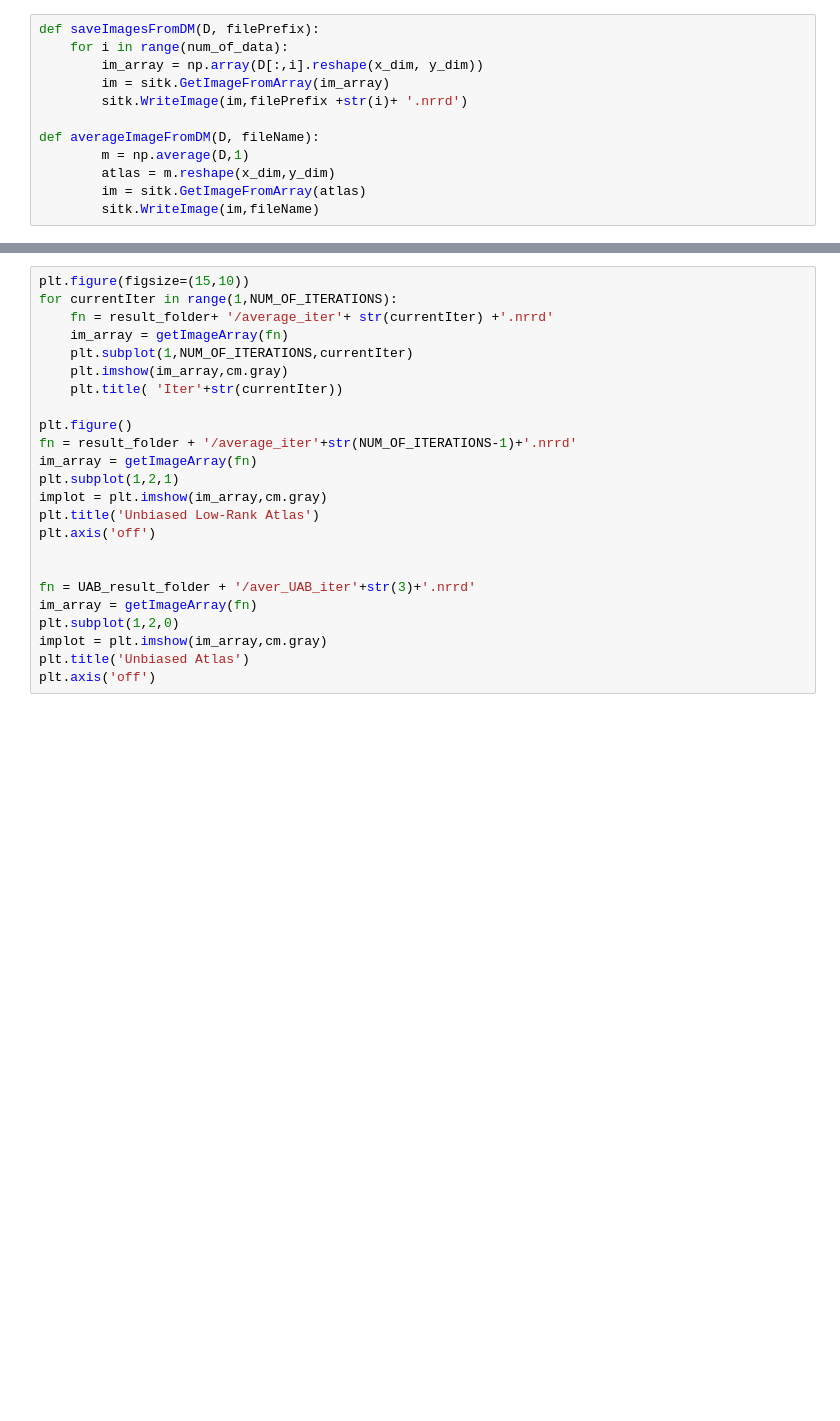
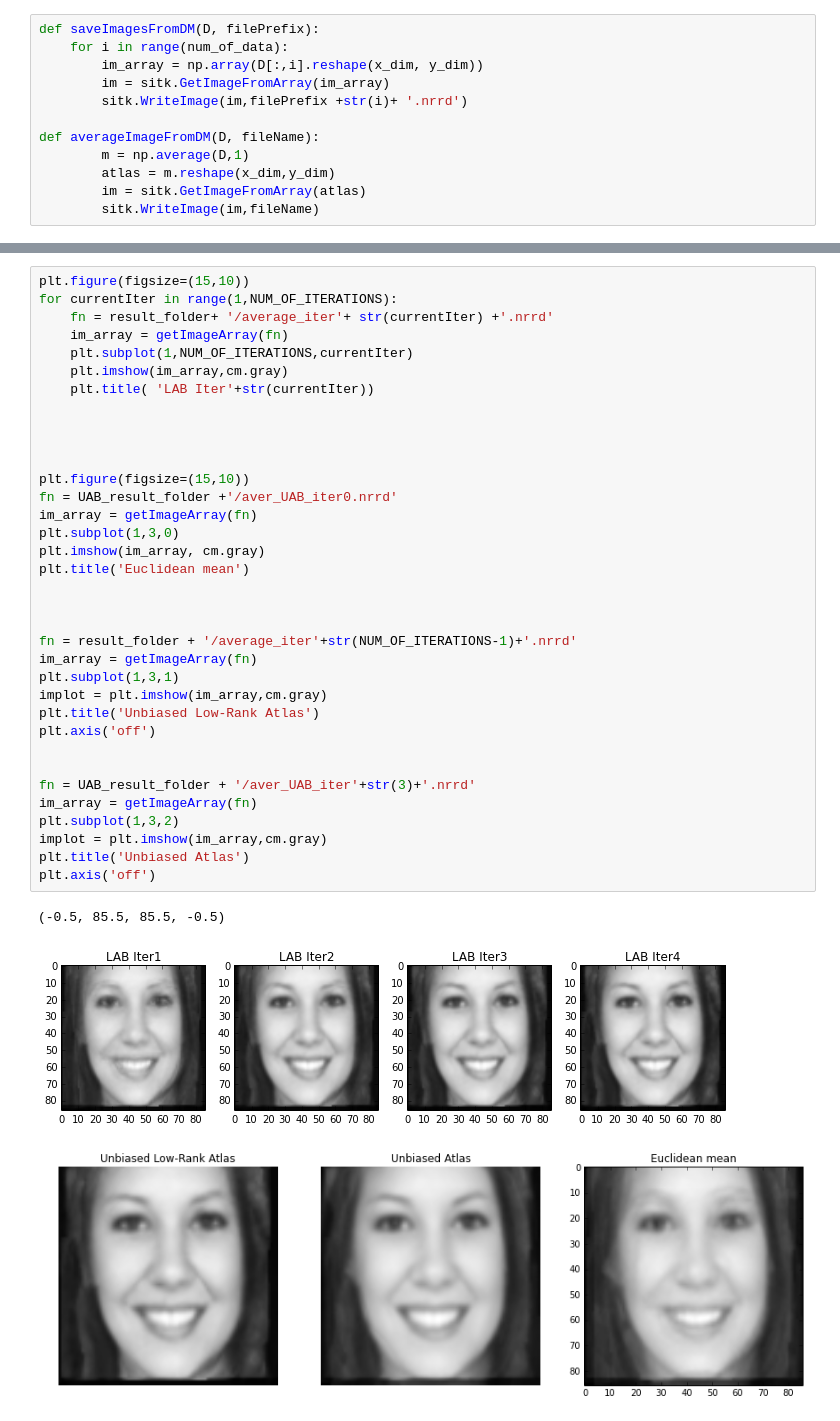
Before and after one commit to KitwareMedical/pyLAR, a Jupyter notebook: low_rank_atlas/notebook/LAB_2D_Face.ipynb, the cells around one changed output, grey strips where cells are left out. Saved outputs shown, nothing was run; the diff lists cells and outputs as text; blank space fills up the shorter version.

```diff
--- a/low_rank_atlas/notebook/LAB_2D_Face.ipynb
+++ b/low_rank_atlas/notebook/LAB_2D_Face.ipynb
@@ -344,24 +339,39 @@ RPCA takes:0.300000 seconds
 # %%
 plt.figure(figsize=(15,10))
 for currentIter in range(1,NUM_OF_ITERATIONS):
     fn = result_folder+ '/average_iter'+ str(currentIter) +'.nrrd'
     im_array = getImageArray(fn)
     plt.subplot(1,NUM_OF_ITERATIONS,currentIter)
     plt.imshow(im_array,cm.gray)
-    plt.title( 'Iter'+str(currentIter))
+    plt.title( 'LAB Iter'+str(currentIter))
 
-plt.figure()
+
+
+
+plt.figure(figsize=(15,10))
+fn = UAB_result_folder +'/aver_UAB_iter0.nrrd'
+im_array = getImageArray(fn)
+plt.subplot(1,3,0)
+plt.imshow(im_array, cm.gray)
+plt.title('Euclidean mean')
+
+
+
 fn = result_folder + '/average_iter'+str(NUM_OF_ITERATIONS-1)+'.nrrd'
 im_array = getImageArray(fn)
-plt.subplot(1,2,1)
+plt.subplot(1,3,1)
 implot = plt.imshow(im_array,cm.gray)
 plt.title('Unbiased Low-Rank Atlas')
 plt.axis('off')
 
 
 fn = UAB_result_folder + '/aver_UAB_iter'+str(3)+'.nrrd'
 im_array = getImageArray(fn)
-plt.subplot(1,2,0)
+plt.subplot(1,3,2)
 implot = plt.imshow(im_array,cm.gray)
 plt.title('Unbiased Atlas')
 plt.axis('off')
+# %% [output]
+(-0.5, 85.5, 85.5, -0.5)
+[figure, added]
+[figure, added]
```
Also changed, not shown: parts of 4 cells of this notebook, 5 other files.
